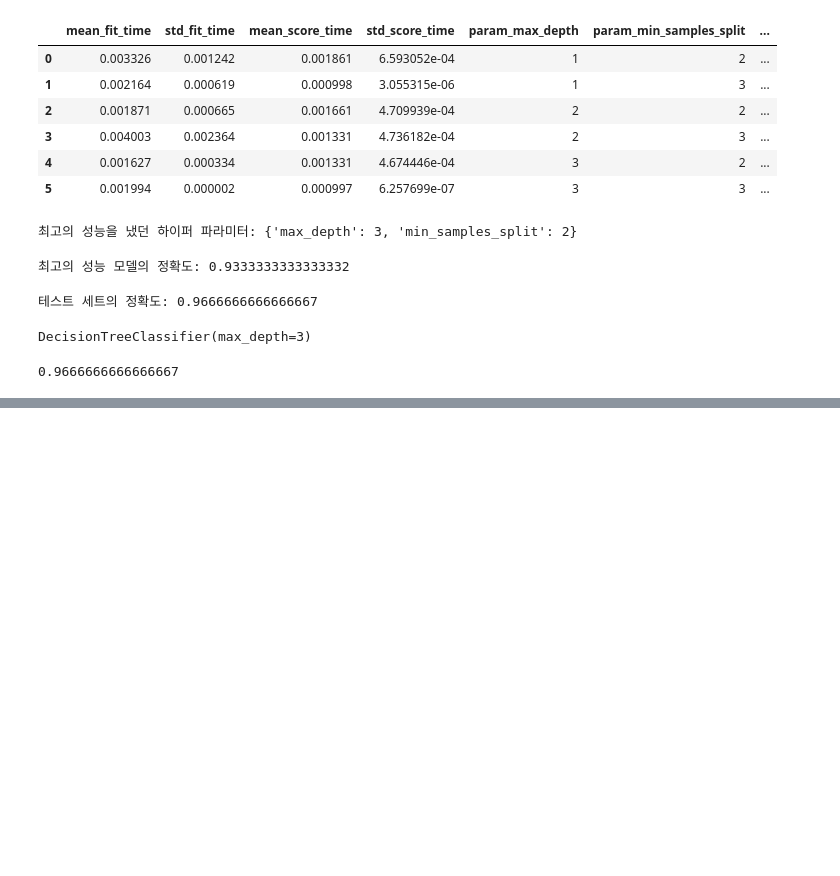
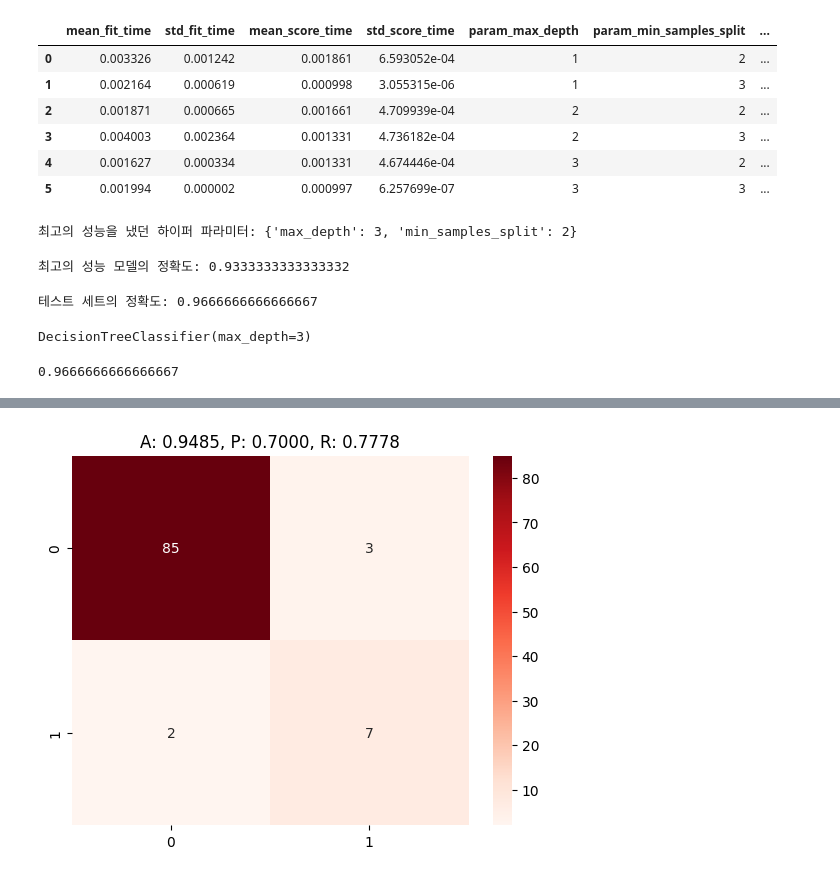
Before and after one commit to yant1001/Machine_Learning, a Jupyter notebook: 1-sklearn.ipynb, the cells around one changed output, grey strips where cells are left out. Saved outputs shown, nothing was run; the diff lists cells and outputs as text; code cells hidden in the pictures; blank space fills up the shorter version.

```diff
--- a/1-sklearn.ipynb
+++ b/1-sklearn.ipynb
@@ -281,0 +663,13 @@ accuracy_score(y_test, pred)
+# %%
+from sklearn.preprocessing import Binarizer
+
+custom_threshold = 0.1
+
+pred_proba_1 = pred_proba[:, 1].reshape(-1, 1)
+
+binarizer = Binarizer(threshold=custom_threshold).fit(pred_proba_1)
+custom_predict = binarizer.transform(pred_proba_1)
+
+get_clf_eval(y_test, custom_predict)
+# %% [output]
+[figure, added]
```
Also changed, not shown: parts of 39 cells of this notebook.
